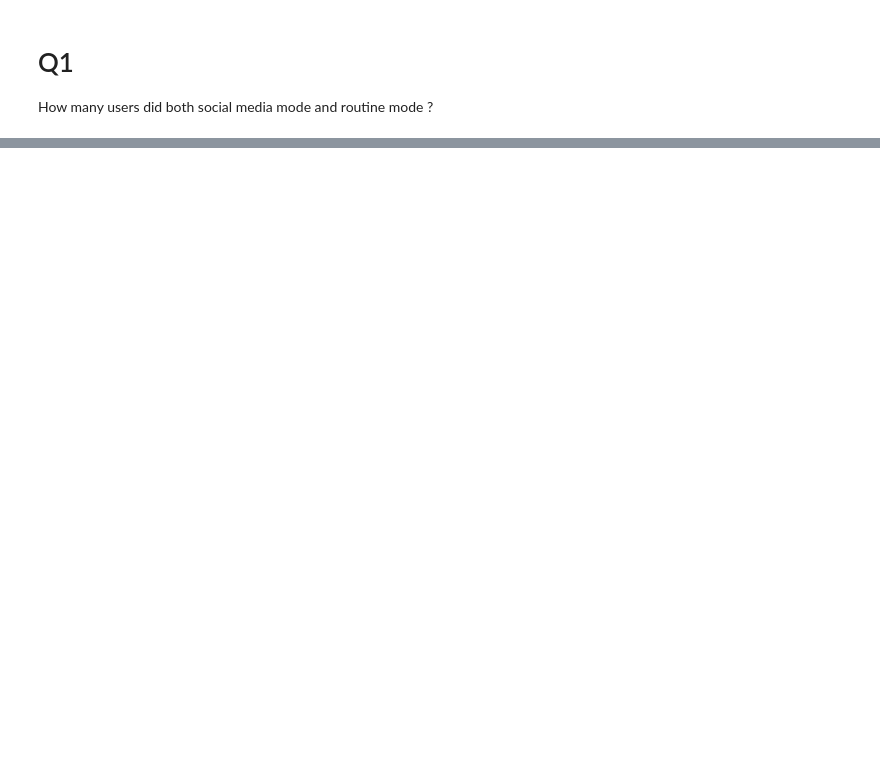
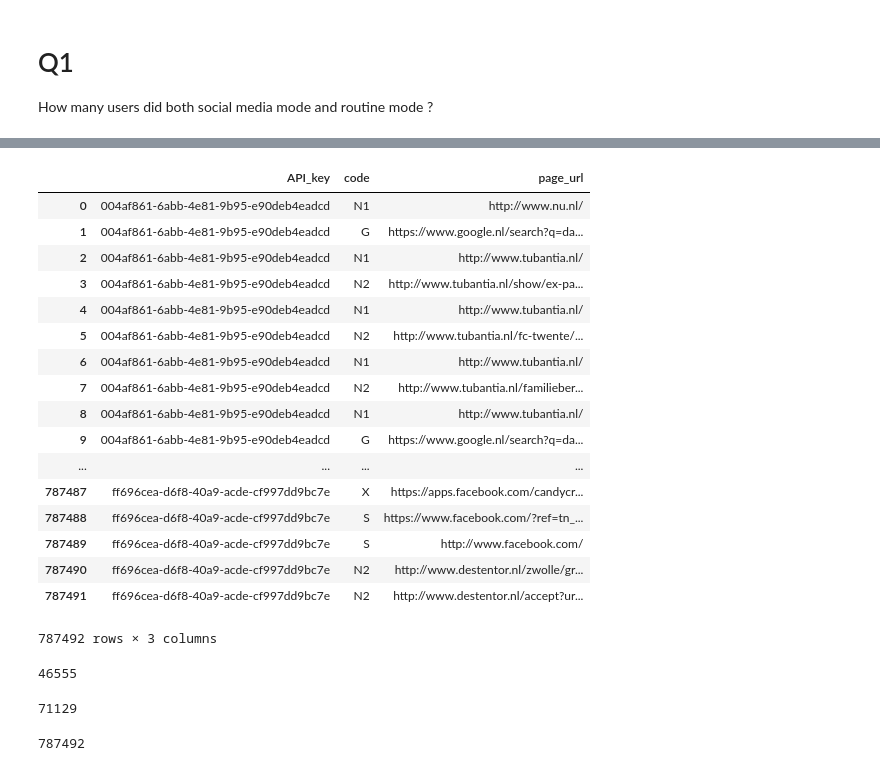
Before and after one commit to nadia-metoui/No_news_today, a Jupyter notebook: Clickstream_data_explore.ipynb, the cells around one changed output, grey strips where cells are left out. Drawn from its saved outputs; the diff is of its cells as text; code cells hidden in the pictures; blank space fills up the shorter version.

```diff
--- a/Clickstream_data_explore.ipynb
+++ b/Clickstream_data_explore.ipynb
@@ -46,0 +112,40 @@ Build browsing sessions
+# %%
+# to a data frame df_clickstream
+df_rob= pd.read_csv("rob_categor.csv")
+# df_rob['API_key'].nunique()
+# %%
+df_rob_category = df_rob[['API_key', 'cp.code', 'page_url']].rename(columns={'cp.code':'code'})
+df_rob_category
+# df_rob_category['API_key'].nunique()
+# %% [output]
+|  | API_key | code | page_url |
+| 0 | 004af861-6abb-4e81-9b95-e90deb4eadcd | N1 | http://www.nu.nl/ |
+| 1 | 004af861-6abb-4e81-9b95-e90deb4eadcd | G | https://www.google.nl/search?q=da... |
+| 2 | 004af861-6abb-4e81-9b95-e90deb4eadcd | N1 | http://www.tubantia.nl/ |
+| 3 | 004af861-6abb-4e81-9b95-e90deb4eadcd | N2 | http://www.tubantia.nl/show/ex-pa... |
+| 4 | 004af861-6abb-4e81-9b95-e90deb4eadcd | N1 | http://www.tubantia.nl/ |
+| 5 | 004af861-6abb-4e81-9b95-e90deb4eadcd | N2 | http://www.tubantia.nl/fc-twente/... |
+| 6 | 004af861-6abb-4e81-9b95-e90deb4eadcd | N1 | http://www.tubantia.nl/ |
+| 7 | 004af861-6abb-4e81-9b95-e90deb4eadcd | N2 | http://www.tubantia.nl/familieber... |
+| 8 | 004af861-6abb-4e81-9b95-e90deb4eadcd | N1 | http://www.tubantia.nl/ |
+| 9 | 004af861-6abb-4e81-9b95-e90deb4eadcd | G | https://www.google.nl/search?q=da... |
+| ... | ... | ... | ... |
+| 787487 | ff696cea-d6f8-40a9-acde-cf997dd9bc7e | X | https://apps.facebook.com/candycr... |
+| 787488 | ff696cea-d6f8-40a9-acde-cf997dd9bc7e | S | https://www.facebook.com/?ref=tn_... |
+| 787489 | ff696cea-d6f8-40a9-acde-cf997dd9bc7e | S | http://www.facebook.com/ |
+| 787490 | ff696cea-d6f8-40a9-acde-cf997dd9bc7e | N2 | http://www.destentor.nl/zwolle/gr... |
+| 787491 | ff696cea-d6f8-40a9-acde-cf997dd9bc7e | N2 | http://www.destentor.nl/accept?ur... |
+787492 rows × 3 columns
+# %%
+df_rob_category['code'].str.count("N1").sum()
+# %% [output]
+46555
+# %%
+df_rob_category['code'].str.count("N2").sum()
+# %% [output]
+71129
+# %%
+df_rob_category['code'].size
+# df_rob_category['API_key'].nunique()
+# %% [output]
+787492
```
Also changed, not shown: parts of 18 cells of this notebook, 2 other files.
